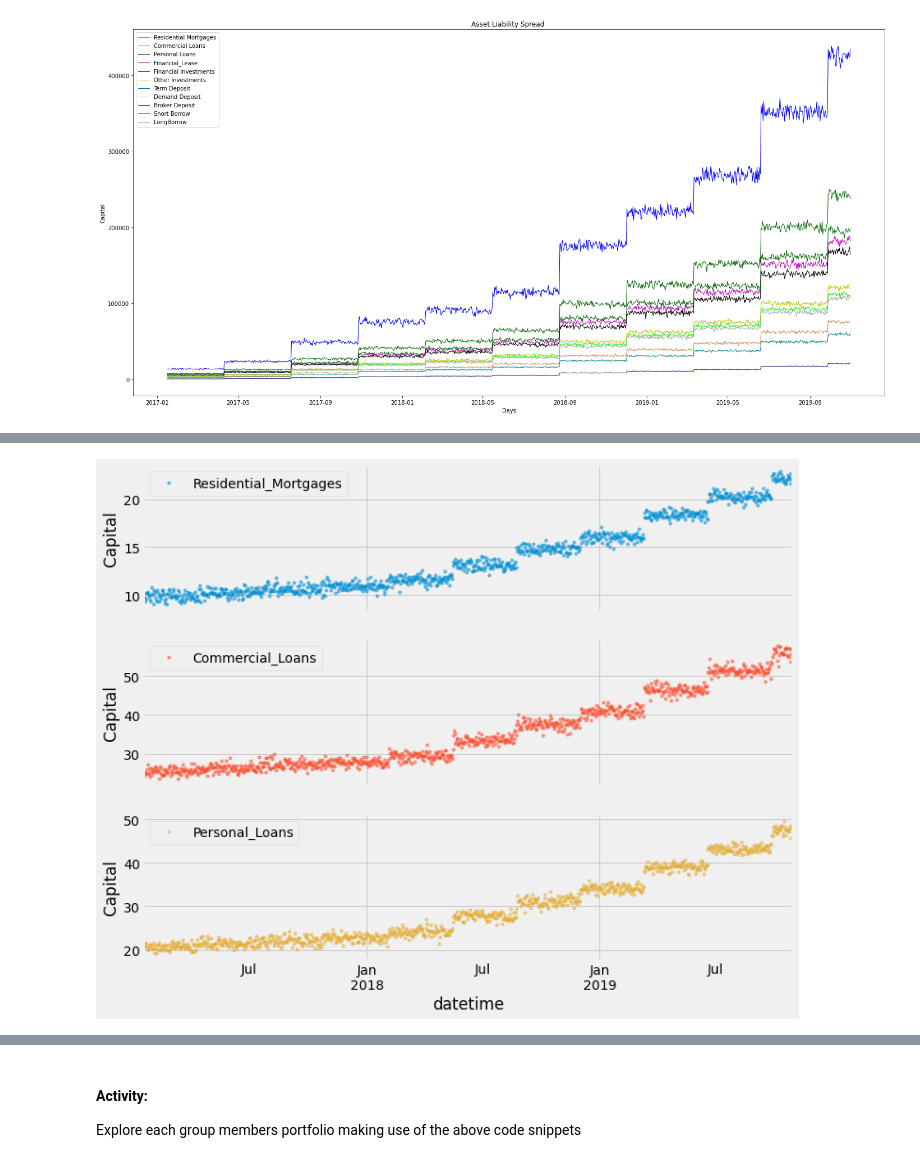
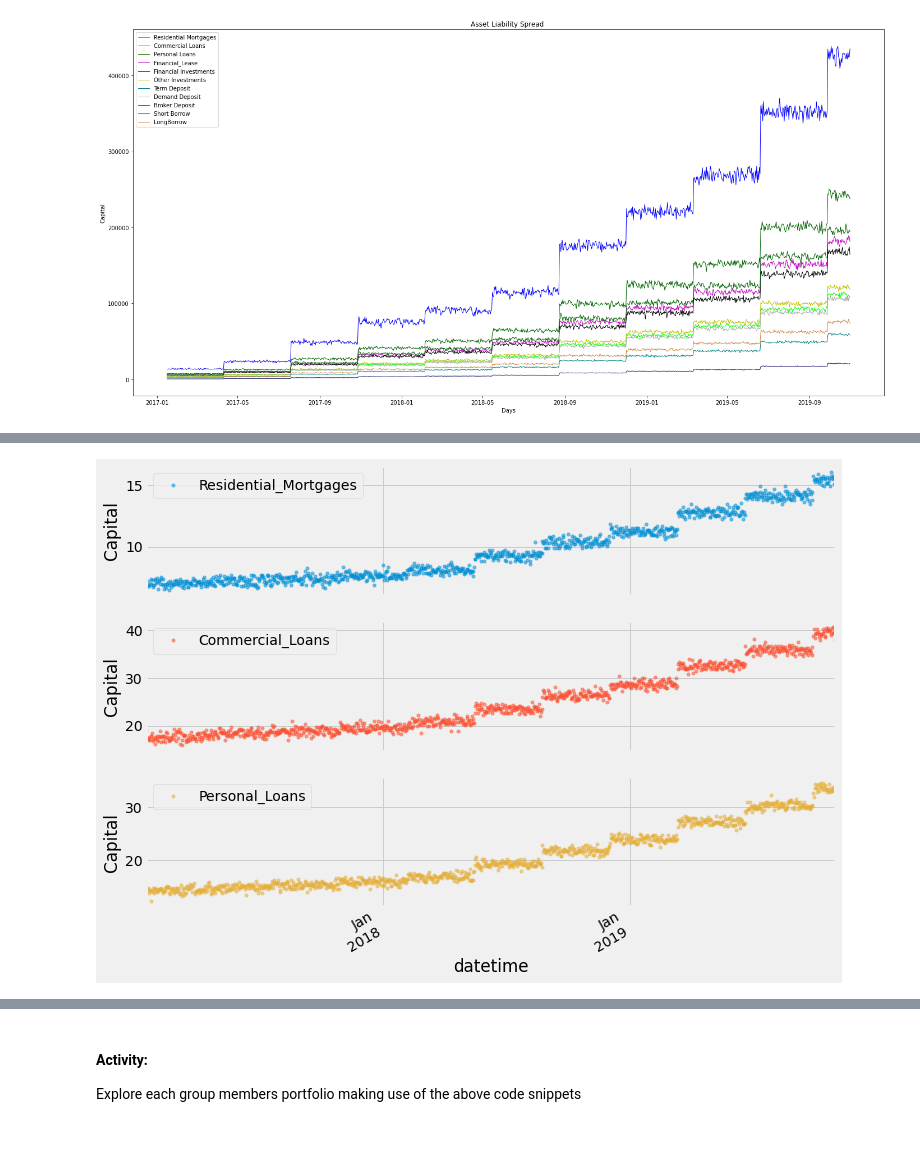
Before and after one commit to yasmeenAweed/week_4, a Jupyter notebook: Stress_Testing_student_facing.ipynb, the cells around one changed output, grey strips where cells are left out. Drawn from its saved outputs; the diff is of its cells as text; code cells hidden in the pictures.

```diff
--- a/Stress_Testing_student_facing.ipynb
+++ b/Stress_Testing_student_facing.ipynb
@@ -665,14 +664,9 @@ def create_forcasts(assets, name, stress) :
 
 #Place each group members name in <NAME>, and each pick different starting balance <BAL> and equity risk factor <RISK>
 
-# <name>_df = create_forcasts(#<BAL>, <NAME>, <RISK> )
-# <name>_df = create_forcasts(#<BAL>, <NAME>, <RISK> )
-# <name>_df = create_forcasts(#<BAL>, <NAME>, <RISK> )
-# <name>_df = create_forcasts(#<BAL>, <NAME>, <RISK> )
-# <name>_df = create_forcasts(#<BAL>, <NAME>, <RISK> )
-# <name>_df = create_forcasts(#<BAL>, <NAME>, <RISK> )
-
-
-adam_df = create_forcasts(200000, "Adam", 0.1 )
-xiao_df = create_forcasts(90000000, "Xiaomei", 0.12 )
-jon_df = create_forcasts(100000, "Jon", 0.1 )
+Yasmeen_df = create_forcasts(100000, 'Yasmeen', 0.3 )
+Abdullah_df = create_forcasts(200000, 'Abdullah',0.2  )
+Lama_df = create_forcasts(70000, 'Lama',0.15  )
+khadija_df = create_forcasts(150000, 'khadija', 0.83 )
+Duaa_df = create_forcasts(120000, 'Duaa', 0.3 )
+Bashayer_df = create_forcasts(170000, 'Bashayer', 0.5 )
@@ -775,13 +854,13 @@ def asset_portfolio_s(assets, name, term):
 # %%
 #Data Visualization of Features with Largest Values
 plt.style.use('fivethirtyeight')
 cols_plot = ['Residential_Mortgages', 'Commercial_Loans', 'Personal_Loans']
-axes = jon_df[cols_plot].plot(marker='.', alpha=0.5, linestyle='None', figsize=(11, 9), subplots=True)
+axes = Lama_df[cols_plot].plot(marker='.', alpha=0.5, linestyle='None', figsize=(11, 9), subplots=True)
 for ax in axes:
     ax.set_ylabel('Capital')
     ax.xaxis.set_minor_locator( mdates.MonthLocator())
 # %% [output]
-[figure, old version]
+[figure, new version]
 # %%
 #Data Visualization of Features with Smallest Values
 
```
Also changed, not shown: parts of 23 cells of this notebook.
